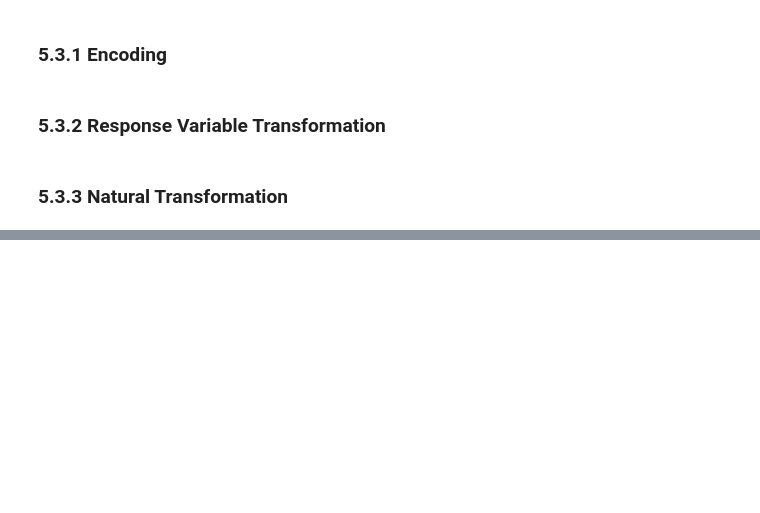
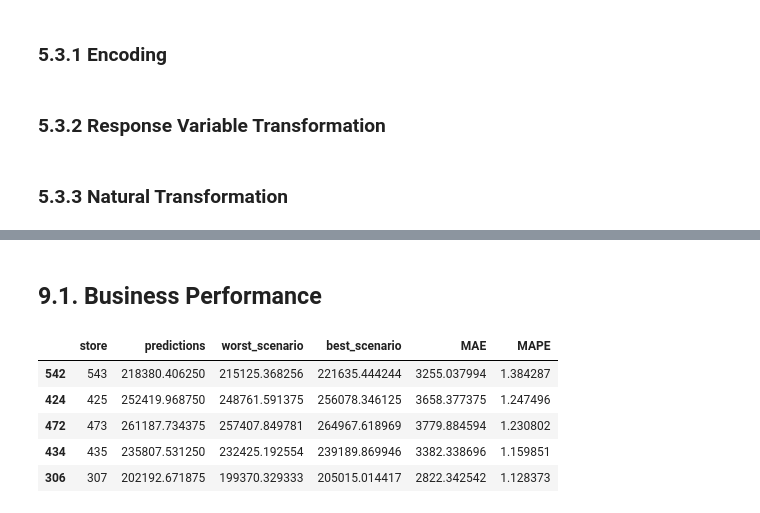
Before and after one commit to alexandrerod/rossmann_sales, a Jupyter notebook: store_sales.ipynb, the cells around one changed output, grey strips where cells are left out. Cells and saved outputs as stored; diff of their text form; code cells hidden in the pictures; blank space fills up the shorter version.

```diff
--- a/store_sales.ipynb
+++ b/store_sales.ipynb
@@ -950,0 +1347,2 @@ df5['week_of_year_cos'] = df5['week_of_year'].apply( lambda x: np.cos( x * ( 2.*
+# %% [markdown]
+## 9.1. Business Performance
@@ -950,0 +1370,9 @@ df5['week_of_year_cos'] = df5['week_of_year'].apply( lambda x: np.cos( x * ( 2.*
+# %%
+df92.sort_values( 'MAPE', ascending=False ).head()
+# %% [output]
+|  | store | predictions | worst_scenario | best_scenario | MAE | MAPE |
+| 542 | 543 | 218380.406250 | 215125.368256 | 221635.444244 | 3255.037994 | 1.384287 |
+| 424 | 425 | 252419.968750 | 248761.591375 | 256078.346125 | 3658.377375 | 1.247496 |
+| 472 | 473 | 261187.734375 | 257407.849781 | 264967.618969 | 3779.884594 | 1.230802 |
+| 434 | 435 | 235807.531250 | 232425.192554 | 239189.869946 | 3382.338696 | 1.159851 |
+| 306 | 307 | 202192.671875 | 199370.329333 | 205015.014417 | 2822.342542 | 1.128373 |
```
Also changed, not shown: parts of 74 cells of this notebook, 9 other files.
